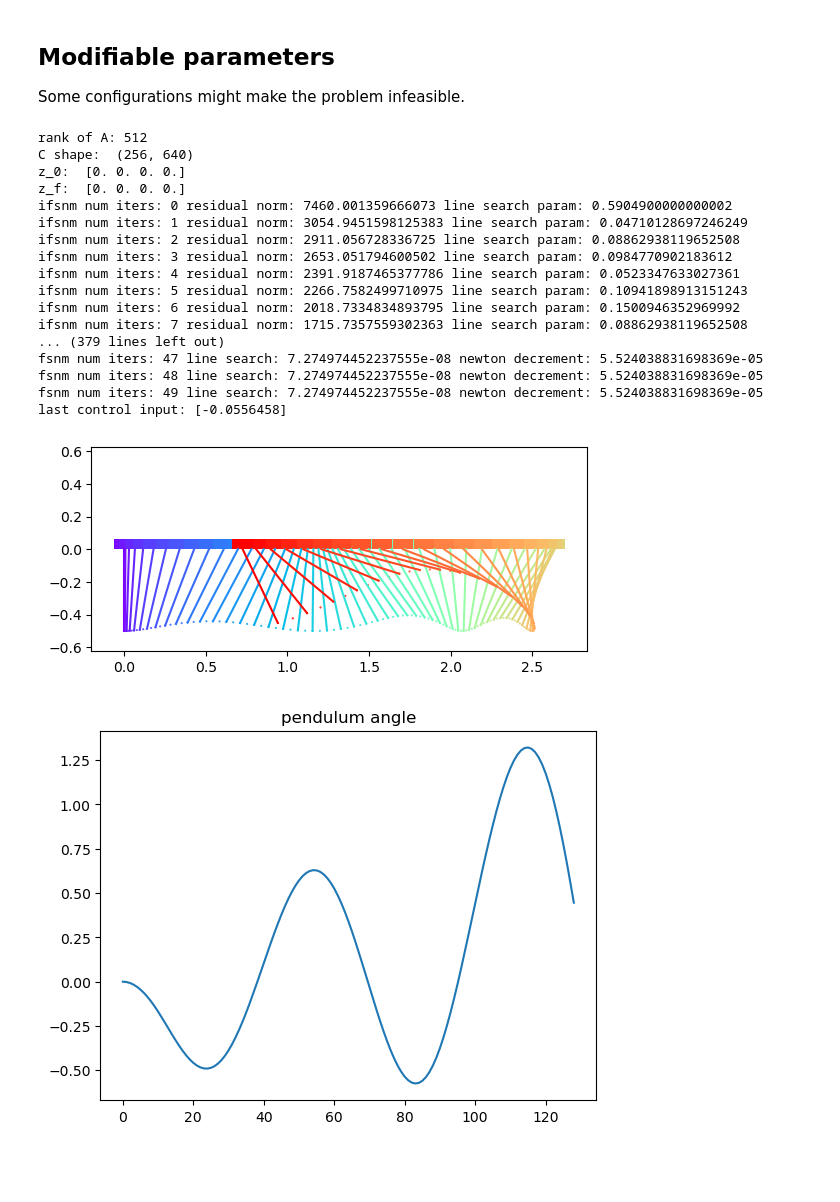
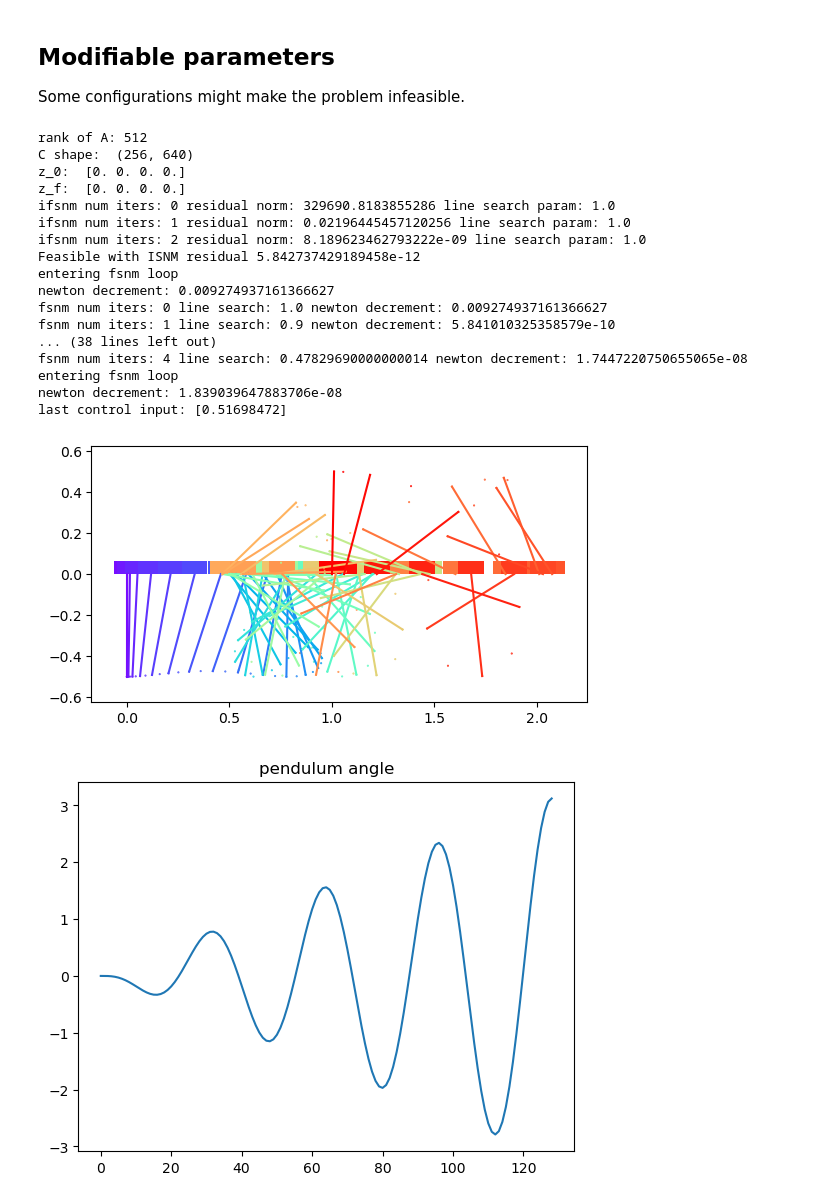
Before and after one commit to therealjtgill/traj_opt, a Jupyter notebook: cartpole_traj_opt.ipynb, the cells around one changed output. Drawn from its saved outputs; the diff is of its cells as text; code cells hidden in the pictures; blank space fills up the shorter version.

Commit message:
Updated the jupyter notebook cartpole optimization function to take in an optional penalty term for the final state. Propagated this penalty to the trajectory optimizer.

```diff
--- a/cartpole_traj_opt.ipynb
+++ b/cartpole_traj_opt.ipynb
@@ -441,7 +441,15 @@ def cartpole_trajectory_optimizer_without_class(
       plot_control_input(dense_us, T / N, control_input_filename)
 # %%
 def cartpole_trajectory_optimizer_with_class(
-   N: int, T: float, dynamics: CartpoleDynamics, z_0: np.ndarray, z_f: np.ndarray | None=None, ref_trajectory: List[np.ndarray] | None = None, plot_stuff: bool=True, filename: str | None=None
+   N: int,
+   T: float,
+   dynamics: CartpoleDynamics,
+   z_0: np.ndarray,
+   z_f: np.ndarray | None=None,
+   z_f_penalty: float | None=None,
+   ref_trajectory: List[np.ndarray] | None=None,
+   plot_stuff: bool=True,
+   filename: str | None=None
 ):
    effort_weights = np.ones(N * dynamics.control_size)
 
@@ -451,13 +459,21 @@ def cartpole_trajectory_optimizer_with_class(
       state_weights = 100.0 * np.tile([1.0, 1.0, 0.0, 0.0], N)
 
    to = TrajectoryOptimizer(
-      effort_weights, N, T, z_0, dynamics, final_state=z_f, reference_trajectory=ref_trajectory, state_weights=state_weights
+      effort_weights,
+      N,
+      T,
+      z_0,
+      dynamics,
+      final_state=z_f,
+      reference_trajectory=ref_trajectory,
+      state_weights=state_weights,
+      final_state_penalty=z_f_penalty
    )
 
    # zs for warm-starting infeasible newton
    delta_tau = (1.0 / N)
    warm_zs = None
-   if z_f is not None:
+   if z_f is not None and z_f_penalty is None:
       warm_zs = [(1 - i * delta_tau) * z_0 + i * delta_tau * z_f for i in range(N)]
    else:
       warm_zs = [(1 - i * delta_tau) * z_0 + i * delta_tau * np.zeros(dynamics.state_size) for i in range(N)]
@@ -468,7 +484,7 @@ def cartpole_trajectory_optimizer_with_class(
 
    x_init = np.hstack(warm_us + warm_zs)
    v_init = None
-   if z_f is not None:
+   if z_f is not None and z_f_penalty is None:
       v_init = np.ones(dynamics.state_size * (N + 1)) * 0.01
    else:
       v_init = np.ones(dynamics.state_size * N) * 0.01
@@ -672,7 +688,7 @@ Some configurations might make the problem infeasible.
 # Number of timesteps
 N = 128
 # Total amount of time
-T = 2.0
+T = 4.0
 
 u_min = -15.0
 u_max = 15.0
@@ -689,29 +705,32 @@ z_final = np.array([1.0, np.pi, 0.0, 0.0])
 # control_weighting = np.ones(N * dynamics.control_size)
 # control_weighting = np.ones((N + 1) * dynamics.control_size)
 # %%
-ref_traj = [z_final,] * N
 # ref_traj = []
 # for i in range(N):
 #    ref_traj.append(np.array([0.0, i * 3.0 / N, 0.0, 0.0]))
 # cartpole_trajectory_optimizer_with_class(N, T, dynamics, z_0, z_f=z_final, ref_trajectory=ref_traj)
-cartpole_trajectory_optimizer_with_class(N, T, dynamics, z_0, ref_trajectory=ref_traj)
+
+# ref_traj = [z_final,] * N
+# cartpole_trajectory_optimizer_with_class(N, T, dynamics, z_0, ref_trajectory=ref_traj)
+
+cartpole_trajectory_optimizer_with_class(N, T, dynamics, z_0, z_f=z_final, z_f_penalty=100000.0)
 # %% [output]
 rank of A: 512
 C shape:  (256, 640)
 z_0:  [0. 0. 0. 0.]
 z_f:  [0. 0. 0. 0.]
-ifsnm num iters: 0 residual norm: 7460.001359666073 line search param: 0.5904900000000002
-ifsnm num iters: 1 residual norm: 3054.9451598125383 line search param: 0.04710128697246249
-ifsnm num iters: 2 residual norm: 2911.056728336725 line search param: 0.08862938119652508
-ifsnm num iters: 3 residual norm: 2653.051794600502 line search param: 0.0984770902183612
-ifsnm num iters: 4 residual norm: 2391.9187465377786 line search param: 0.0523347633027361
-ifsnm num iters: 5 residual norm: 2266.7582499710975 line search param: 0.10941898913151243
-ifsnm num iters: 6 residual norm: 2018.7334834893795 line search param: 0.1500946352969992
-ifsnm num iters: 7 residual norm: 1715.7357559302363 line search param: 0.08862938119652508
-... (379 lines left out)
-fsnm num iters: 47 line search: 7.274974452237555e-08 newton decrement: 5.524038831698369e-05
-fsnm num iters: 48 line search: 7.274974452237555e-08 newton decrement: 5.524038831698369e-05
-fsnm num iters: 49 line search: 7.274974452237555e-08 newton decrement: 5.524038831698369e-05
-last control input: [-0.0556458]
+ifsnm num iters: 0 residual norm: 329690.8183855286 line search param: 1.0
+ifsnm num iters: 1 residual norm: 0.02196445457120256 line search param: 1.0
+ifsnm num iters: 2 residual norm: 8.189623462793222e-09 line search param: 1.0
+Feasible with ISNM residual 5.842737429189458e-12
+entering fsnm loop
+newton decrement: 0.009274937161366627
+fsnm num iters: 0 line search: 1.0 newton decrement: 0.009274937161366627
+fsnm num iters: 1 line search: 0.9 newton decrement: 5.841010325358579e-10
+... (38 lines left out)
+fsnm num iters: 4 line search: 0.47829690000000014 newton decrement: 1.7447220750655065e-08
+entering fsnm loop
+newton decrement: 1.839039647883706e-08
+last control input: [0.51698472]
-[figure, old version]
+[figure, new version]
-[figure, old version]
+[figure, new version]
```
Also changed, not shown: parts of 2 cells of this notebook.
